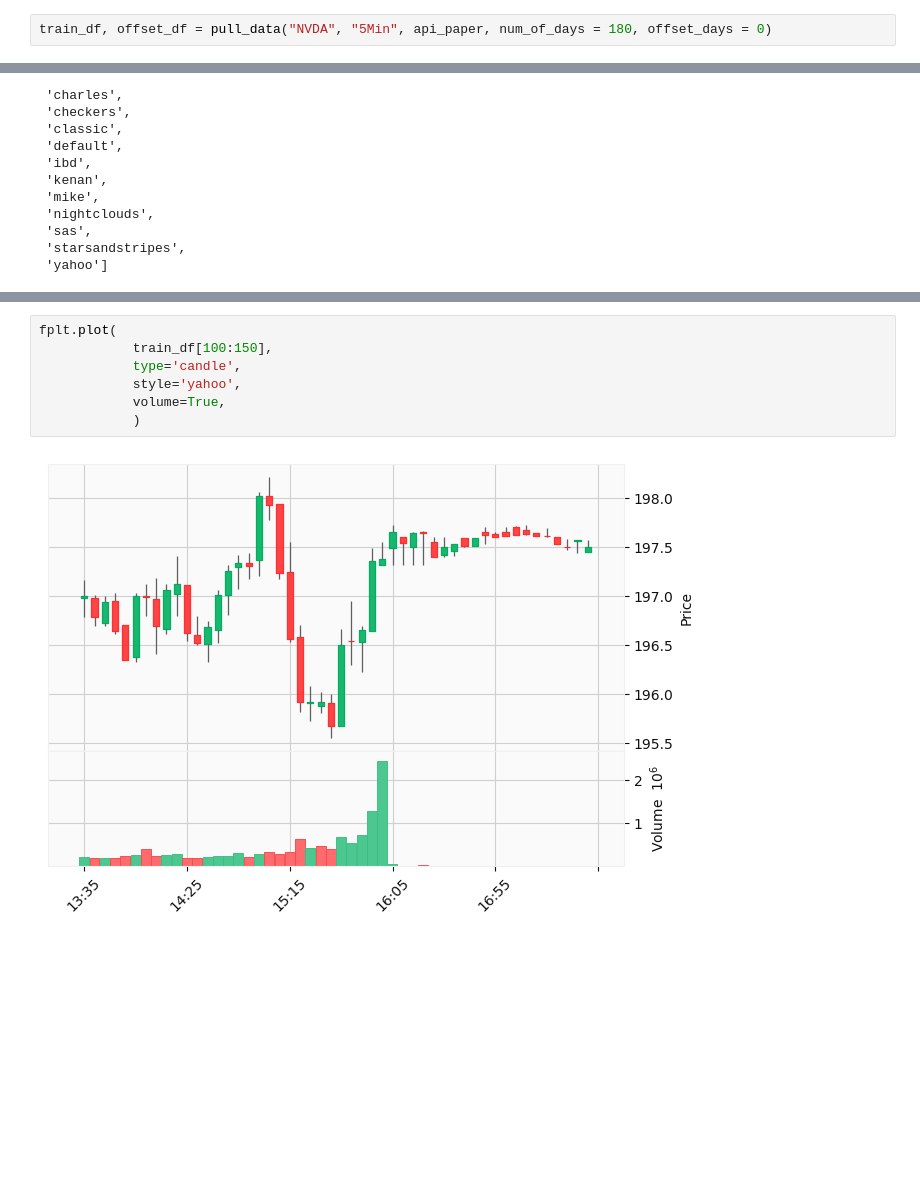
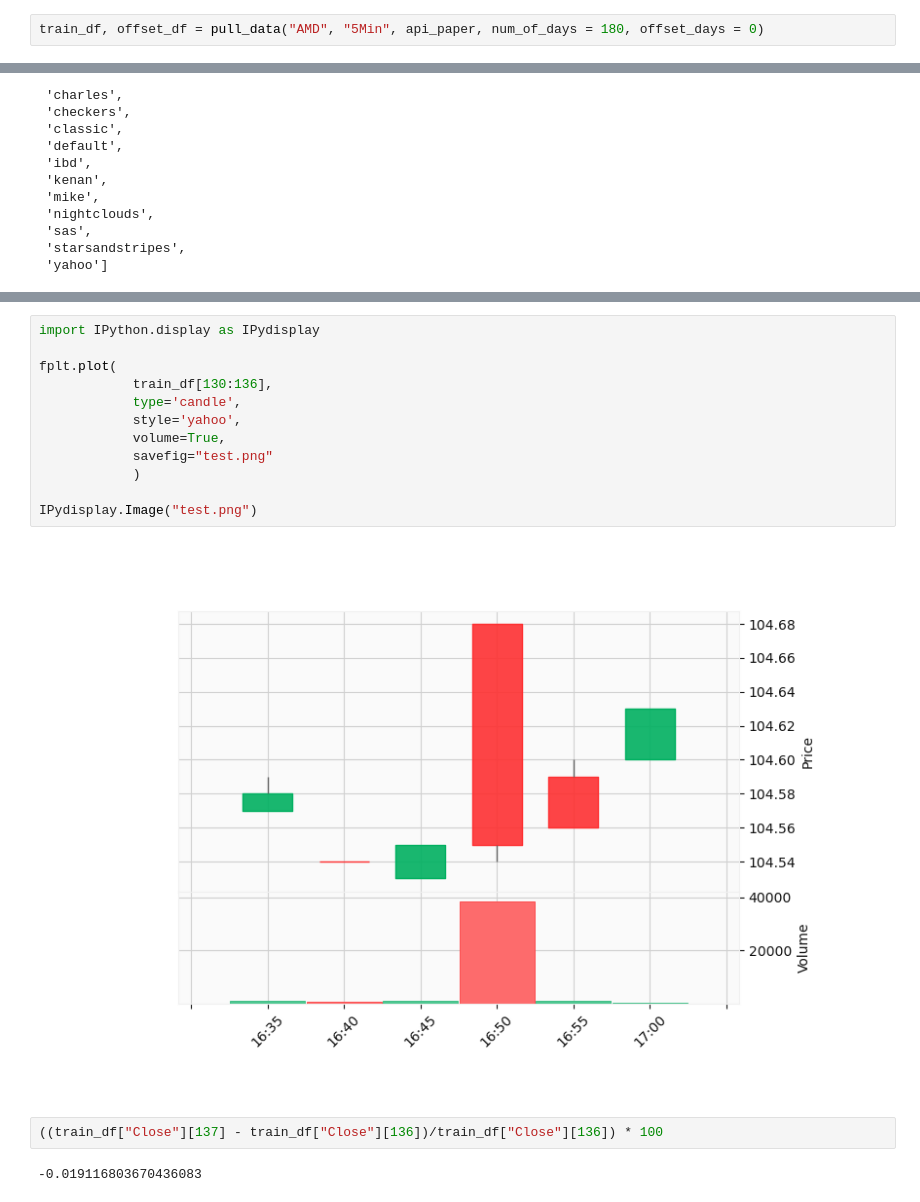
Before and after one commit to Cloblak/PredictionsFromCandleSticks, a Jupyter notebook: 00_datapreperations.ipynb, the cells around one changed output, grey strips where cells are left out. Drawn from its saved outputs; the diff is of its cells as text; blank space fills up the shorter version.

```diff
--- a/00_datapreperations.ipynb
+++ b/00_datapreperations.ipynb
@@ -75,7 +75,7 @@ def pull_data(ticker, interval, api = api_paper, num_of_days = 180, offset_days
 # %% [markdown]
 ### Importing raw data
 # %%
-train_df, offset_df = pull_data("NVDA", "5Min", api_paper, num_of_days = 180, offset_days = 0)
+train_df, offset_df = pull_data("AMD", "5Min", api_paper, num_of_days = 180, offset_days = 0)
 # %% [markdown]
 ### Building Data Plots
 # %%
@@ -125,9 +125,18 @@ fplt.plot(
 # %%
+import IPython.display as IPydisplay
+
 fplt.plot(
-            train_df[100:150],
+            train_df[130:136],
             type='candle',
             style='yahoo',
             volume=True,
+            savefig="test.png"
             )
+
+IPydisplay.Image("test.png")
 # %% [output]
-[figure, old version]
+[figure, new version]
+# %%
+((train_df["Close"][137] - train_df["Close"][136])/train_df["Close"][136]) * 100
+# %% [output]
+-0.019116803670436083
```
Also changed, not shown: parts of 5 cells of this notebook.
